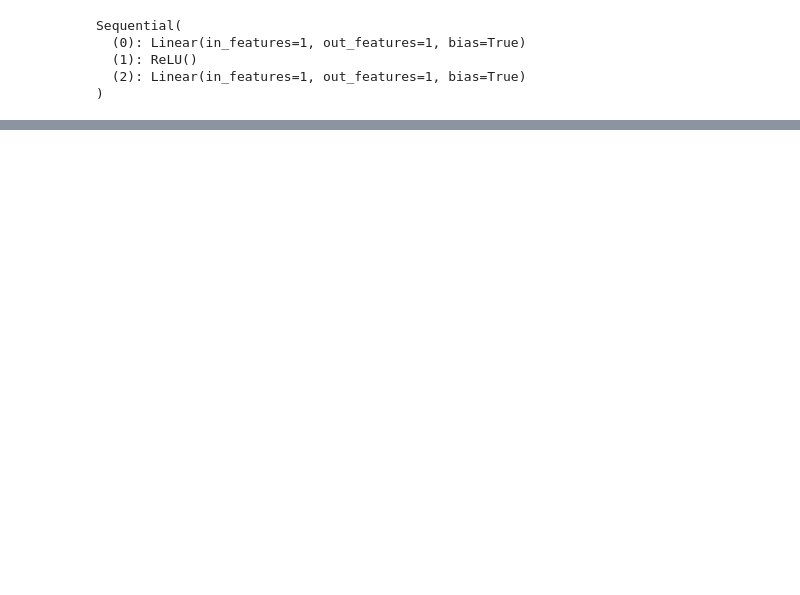
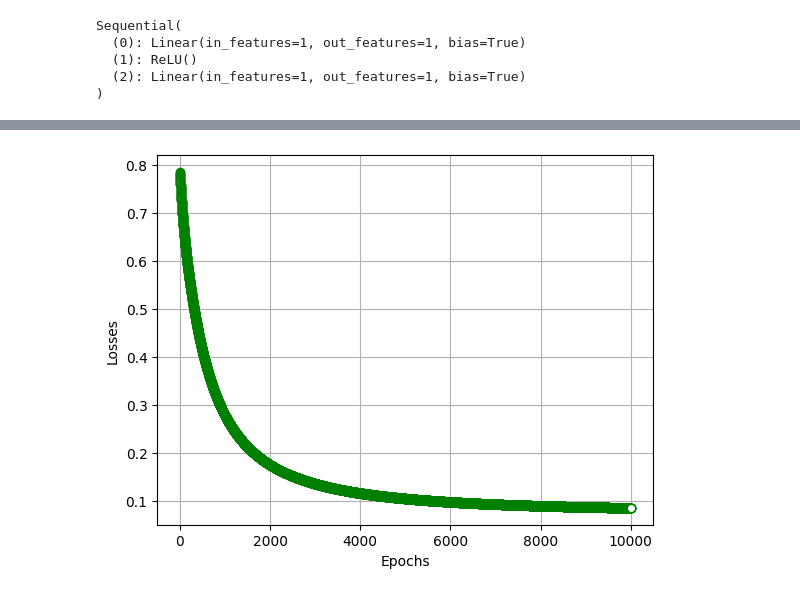
Before and after one commit to szalai-istvan/ai, a Jupyter notebook: deep-understanding-of-deep-learning/03-artificial-neual-networks/03-artificial-neual-networks.ipynb, the cells around one changed output, grey strips where cells are left out. Cells and saved outputs as stored; diff of their text form; code cells hidden in the pictures; blank space fills up the shorter version.

```diff
--- a/deep-understanding-of-deep-learning/03-artificial-neual-networks/03-artificial-neual-networks.ipynb
+++ b/deep-understanding-of-deep-learning/03-artificial-neual-networks/03-artificial-neual-networks.ipynb
@@ -119,0 +151,35 @@ plt.show()
+# %%
+ANNclassify = nn.Sequential(
+    nn.Linear(2,1), # Input layer (2 inputs (x,y coordinates), 1 output)
+    nn.ReLU(),      # Activation function
+    nn.Linear(1,1), # Output layer
+    nn.Sigmoid(),   # Final activation function
+)
+
+learningRate = 0.01
+epochs = 10000
+lossFunction = nn.BCELoss() # BCE: Binary Classification Error
+optimizer = torch.optim.SGD(ANNclassify.parameters(), lr=learningRate)
+
+losses = torch.zeros(epochs)
+for i in range(epochs):
+    # forward pass
+    yHat = ANNclassify(data)
+
+    # compute losses
+    loss = lossFunction(yHat, labels)
+    losses[i] = loss
+
+    # backpropagation
+    optimizer.zero_grad()
+    loss.backward()
+    optimizer.step()
+
+plt.plot(losses.detach(), 'go', markerfacecolor='w', linewidth=.1)
+plt.xlabel('Epochs')
+plt.ylabel('Losses')
+plt.grid()
+
+plt.show()
+# %% [output]
+[figure, added]
```
Also changed, not shown: parts of 6 cells of this notebook, 1 other file.
